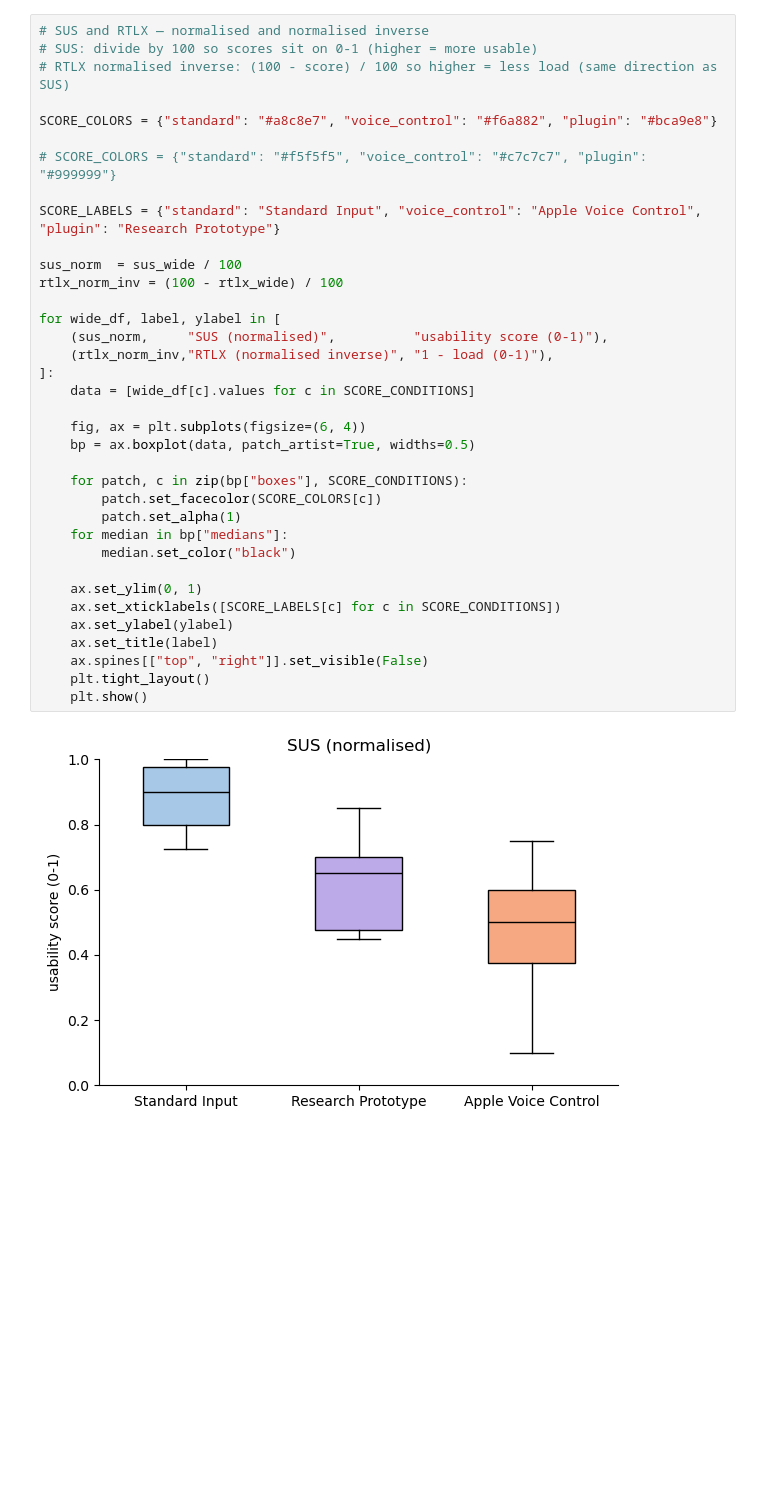
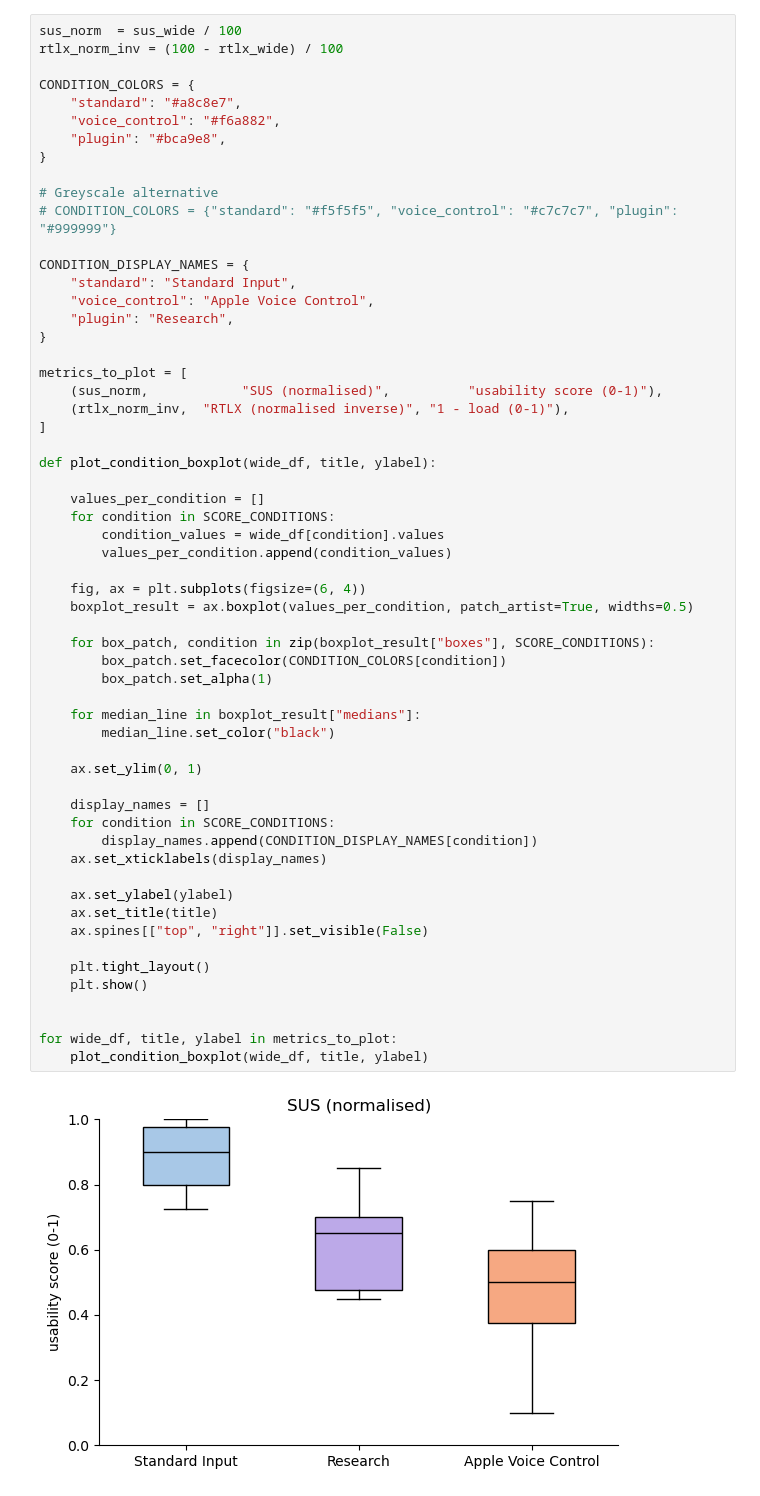
Before and after one commit to marcitt/design-accessibility-tools, a Jupyter notebook: 5-Evaluation/Quantitative_Analysis/descriptive_statistics_sus_rtlx.ipynb, the cells around one changed output. Saved outputs shown, nothing was run; the diff lists cells and outputs as text; blank space fills up the shorter version.

```diff
--- a/5-Evaluation/Quantitative_Analysis/descriptive_statistics_sus_rtlx.ipynb
+++ b/5-Evaluation/Quantitative_Analysis/descriptive_statistics_sus_rtlx.ipynb
@@ -30,38 +86,60 @@ RTLX — mean (SD)
 # %%
-# SUS and RTLX — normalised and normalised inverse
-# SUS: divide by 100 so scores sit on 0-1 (higher = more usable)
-# RTLX normalised inverse: (100 - score) / 100 so higher = less load (same direction as SUS)
-
-SCORE_COLORS = {"standard": "#a8c8e7", "voice_control": "#f6a882", "plugin": "#bca9e8"}
-
-# SCORE_COLORS = {"standard": "#f5f5f5", "voice_control": "#c7c7c7", "plugin": "#999999"}
-
-SCORE_LABELS = {"standard": "Standard Input", "voice_control": "Apple Voice Control", "plugin": "Research Prototype"}
-
 sus_norm  = sus_wide / 100
 rtlx_norm_inv = (100 - rtlx_wide) / 100
 
-for wide_df, label, ylabel in [
-    (sus_norm,     "SUS (normalised)",          "usability score (0-1)"),
-    (rtlx_norm_inv,"RTLX (normalised inverse)", "1 - load (0-1)"),
-]:
-    data = [wide_df[c].values for c in SCORE_CONDITIONS]
+CONDITION_COLORS = {
+    "standard": "#a8c8e7",
+    "voice_control": "#f6a882",
+    "plugin": "#bca9e8",
+}
+
+# Greyscale alternative
+# CONDITION_COLORS = {"standard": "#f5f5f5", "voice_control": "#c7c7c7", "plugin": "#999999"}
+
+CONDITION_DISPLAY_NAMES = {
+    "standard": "Standard Input",
+    "voice_control": "Apple Voice Control",
+    "plugin": "Research",
+}
+
+metrics_to_plot = [
+    (sus_norm,            "SUS (normalised)",          "usability score (0-1)"),
+    (rtlx_norm_inv,  "RTLX (normalised inverse)", "1 - load (0-1)"),
+]
+
+def plot_condition_boxplot(wide_df, title, ylabel):
+
+    values_per_condition = []
+    for condition in SCORE_CONDITIONS:
+        condition_values = wide_df[condition].values
+        values_per_condition.append(condition_values)
 
     fig, ax = plt.subplots(figsize=(6, 4))
-    bp = ax.boxplot(data, patch_artist=True, widths=0.5)
+    boxplot_result = ax.boxplot(values_per_condition, patch_artist=True, widths=0.5)
 
-    for patch, c in zip(bp["boxes"], SCORE_CONDITIONS):
-        patch.set_facecolor(SCORE_COLORS[c])
-        patch.set_alpha(1)
-    for median in bp["medians"]:
-        median.set_color("black")
+    for box_patch, condition in zip(boxplot_result["boxes"], SCORE_CONDITIONS):
+        box_patch.set_facecolor(CONDITION_COLORS[condition])
+        box_patch.set_alpha(1)
+
+    for median_line in boxplot_result["medians"]:
+        median_line.set_color("black")
 
     ax.set_ylim(0, 1)
-    ax.set_xticklabels([SCORE_LABELS[c] for c in SCORE_CONDITIONS])
+
+    display_names = []
+    for condition in SCORE_CONDITIONS:
+        display_names.append(CONDITION_DISPLAY_NAMES[condition])
+    ax.set_xticklabels(display_names)
+
     ax.set_ylabel(ylabel)
-    ax.set_title(label)
+    ax.set_title(title)
     ax.spines[["top", "right"]].set_visible(False)
+
     plt.tight_layout()
     plt.show()
+
+
+for wide_df, title, ylabel in metrics_to_plot:
+    plot_condition_boxplot(wide_df, title, ylabel)
 # %% [output]
-[figure, old version]
+[figure, new version]
```
Also changed, not shown: parts of 10 cells of this notebook.
